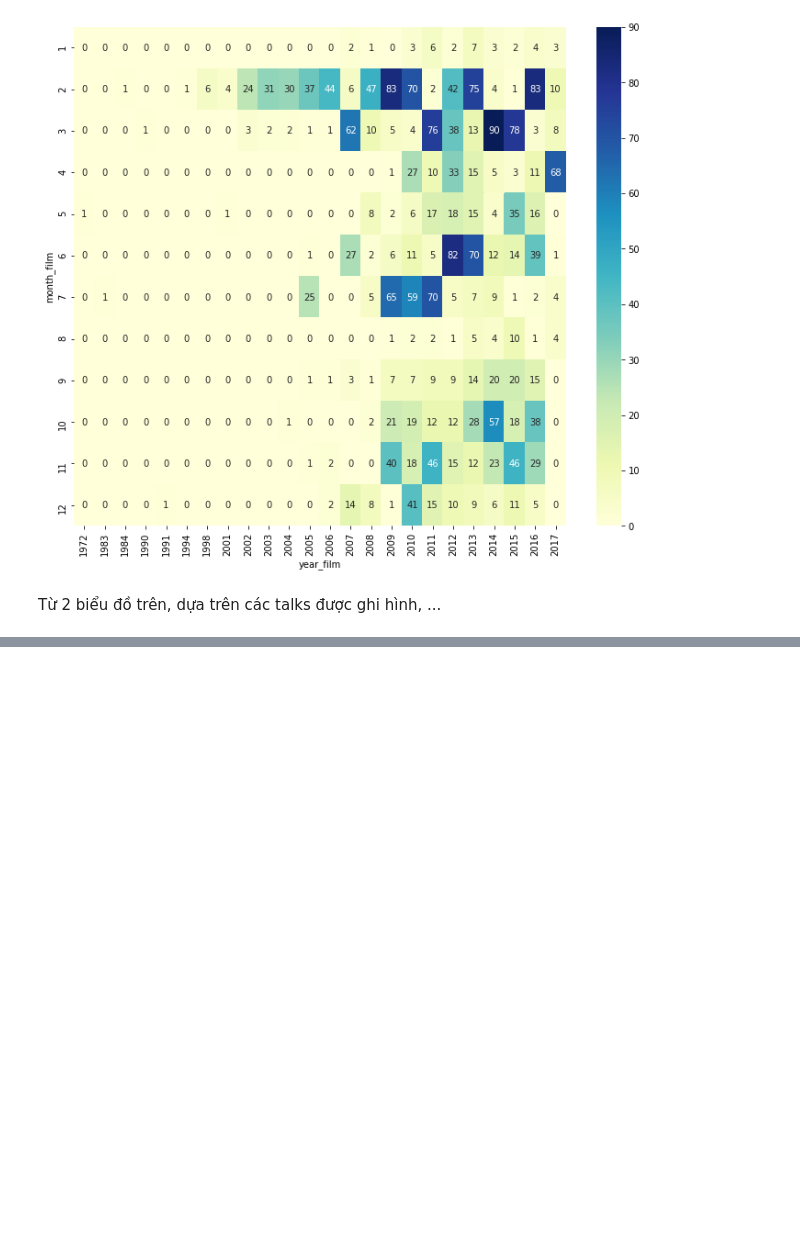
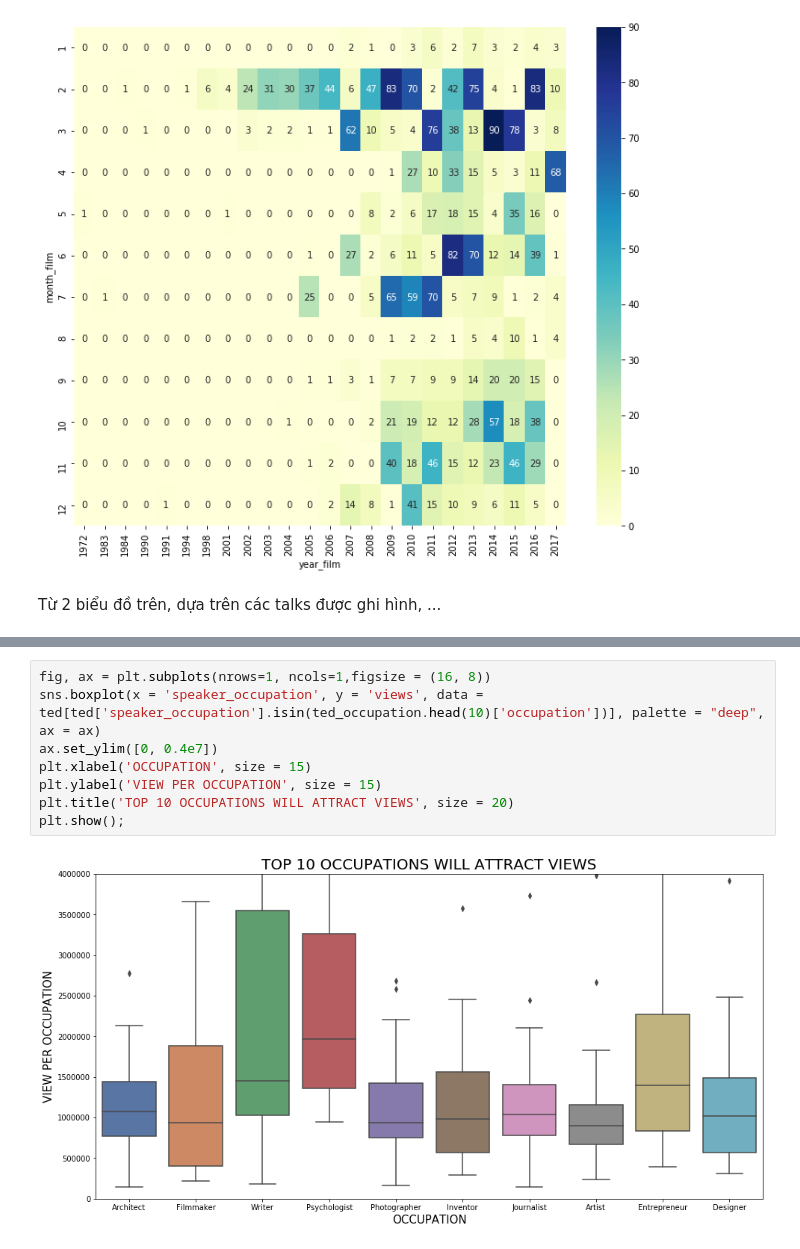
Before and after one commit to nguyenhuynhxuanmai/LTKHDL_FinalProject, a Jupyter notebook: 1712091_NguyenHuynhXuanMai.ipynb, the cells around one changed output, grey strips where cells are left out. Cells and saved outputs as stored; diff of their text form; blank space fills up the shorter version.

```diff
--- a/1712091_NguyenHuynhXuanMai.ipynb
+++ b/1712091_NguyenHuynhXuanMai.ipynb
@@ -522,0 +576,10 @@ Từ 2 biểu đồ trên, dựa trên các talks được ghi hình, ...
+# %%
+fig, ax = plt.subplots(nrows=1, ncols=1,figsize = (16, 8))
+sns.boxplot(x = 'speaker_occupation', y = 'views', data = ted[ted['speaker_occupation'].isin(ted_occupation.head(10)['occupation'])], palette = "deep", ax = ax)
+ax.set_ylim([0, 0.4e7])
+plt.xlabel('OCCUPATION', size = 15)
+plt.ylabel('VIEW PER OCCUPATION', size = 15)
+plt.title('TOP 10 OCCUPATIONS WILL ATTRACT VIEWS', size = 20)
+plt.show();
+# %% [output]
+[figure, added]
```
Also changed, not shown: parts of 13 cells of this notebook.
